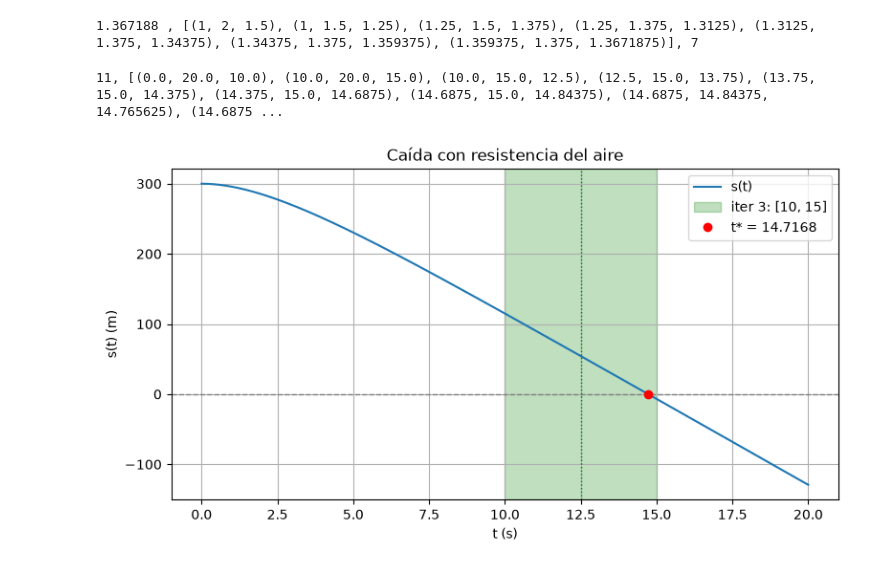
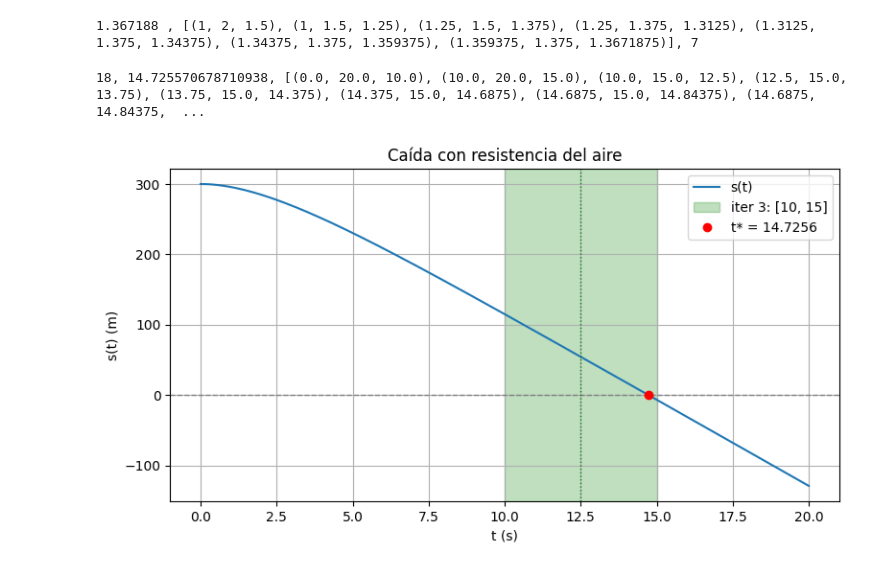
Before and after one commit to venuzBG/Talleres, a Jupyter notebook: Taller_1_Ona_Sebastian.ipynb, the cells around one changed output. Drawn from its saved outputs; the diff is of its cells as text; code cells hidden in the pictures.

```diff
--- a/Taller_1_Ona_Sebastian.ipynb
+++ b/Taller_1_Ona_Sebastian.ipynb
@@ -32,7 +32,7 @@ print(f"{p:.6f} , {historia}, {i}")
 # %%
 
 
-def biseccion(f, a, b, TOL=1e-2, N0=100):
+def biseccion(f, a, b, TOL=1e-4, N0=100):
     """Devuelve (p, historia), con historia = [(a, b, p) por iteración]."""
     FA = f(a)
     historia = []
@@ -41,7 +41,7 @@ def biseccion(f, a, b, TOL=1e-2, N0=100):
         p = a+(b-a)/2                                 # COMPLETE: punto medio estable
         FP = f(p)
         historia.append((a,b,p))                        # COMPLETE: (a, b, p)
-        if FP == 0 or (b-a)/2<TOL:                          # COMPLETE: parada por TOL
+        if FP == 0 or (b-a)/2<TOL:  # COMPLETE: parada por TOL
             return p, historia, i
         i = i + 1
         if FA * FP > 0:
@@ -51,39 +51,40 @@ def biseccion(f, a, b, TOL=1e-2, N0=100):
             b = p                                   # COMPLETE: mover b
     raise RuntimeError(f"fracasó después de {N0} iteraciones")
 
+import numpy as np
+import matplotlib.pyplot as plt
+
 g = 9.81
 s0, m, k = 300.0, 0.25, 0.1
 
 def s(t:float)->float:
     return s0 - (m * g / k) * t + (m ** 2 * g / k ** 2) * (1 - np.exp(-k * t / m))
 
 t_star, historia, i = biseccion(s, 0.0, 20.0)
-print(f"{i}, {historia}")
-import numpy as np
-import matplotlib.pyplot as plt
+print(f"{i}, {t_star}, {historia}")
 
 def graficar(t_star, historia, k_iteracion=None, archivo="caida.png"):
     """Dibuja s(t). Si k_iteracion no es None, resalta el intervalo [a, b]
     de esa iteración (1-based) y su punto medio p."""
     t = np.linspace(0, 20, 400)
     plt.figure(figsize=(9, 4.5))
     plt.plot(t, s(t), label="s(t)")
     plt.axhline(0, color="gray", linestyle="--", linewidth=1)
     if k_iteracion is not None:
         a, b, p = historia[k_iteracion - 1]
         plt.axvspan(a, b, color="green", alpha=0.25,
                     label=f"iter {k_iteracion}: [{a:.4g}, {b:.4g}]")
         plt.axvline(p, color="green", linestyle=":", linewidth=1)
     plt.plot(t_star, 0, "ro", label=f"t* = {t_star:.4f}")
     plt.xlabel("t (s)")
     plt.ylabel("s(t) (m)")
     plt.title("Caída con resistencia del aire")
     plt.legend()
     plt.grid(True)
     plt.savefig(archivo, dpi=150)
     plt.show()
 
 graficar(t_star, historia, k_iteracion=3)
 # %% [output]
-11, [(0.0, 20.0, 10.0), (10.0, 20.0, 15.0), (10.0, 15.0, 12.5), (12.5, 15.0, 13.75), (13.75, 15.0, 14.375), (14.375, 15.0, 14.6875), (14.6875, 15.0, 14.84375), (14.6875, 14.84375, 14.765625), (14.6875 ...
+18, 14.725570678710938, [(0.0, 20.0, 10.0), (10.0, 20.0, 15.0), (10.0, 15.0, 12.5), (12.5, 15.0, 13.75), (13.75, 15.0, 14.375), (14.375, 15.0, 14.6875), (14.6875, 15.0, 14.84375), (14.6875, 14.84375,  ...
-[figure, old version]
+[figure, new version]
```
Also changed, not shown: 1 other file.
